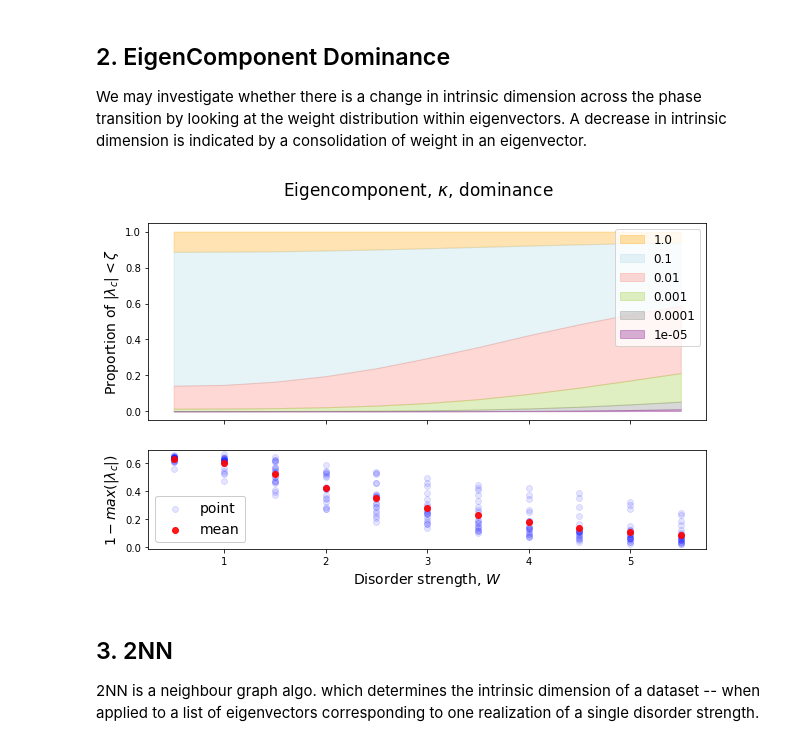
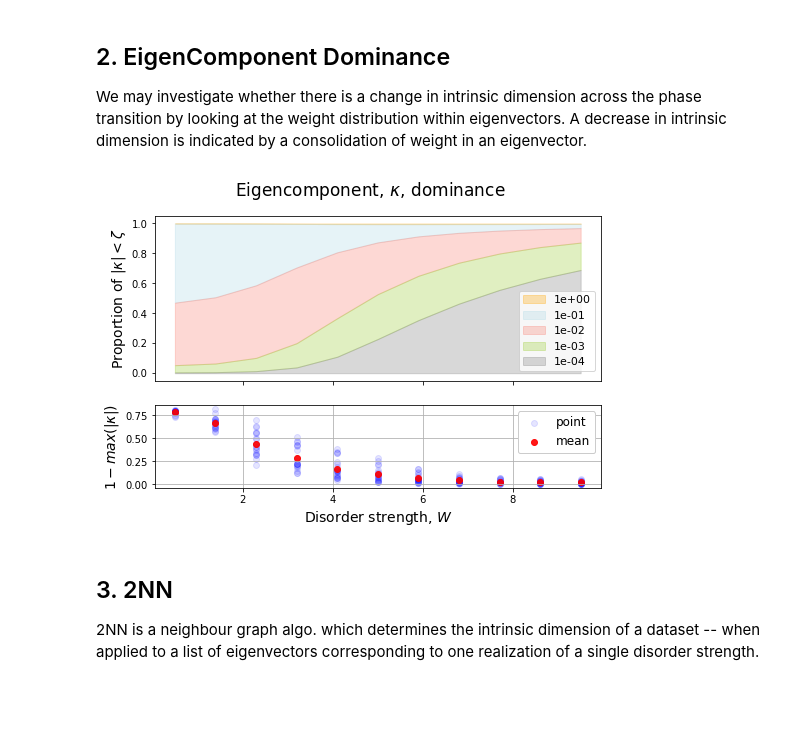
Before and after one commit to tonton-golio/mbl-intrinsicDim, a Jupyter notebook: IDMBL.ipynb, the cells around one changed output. Cells and saved outputs as stored; diff of their text form; code cells hidden in the pictures; blank space fills up the shorter version.

```diff
--- a/IDMBL.ipynb
+++ b/IDMBL.ipynb
@@ -26,12 +26,12 @@ from time import time
 # %% [markdown]
 ## 1. Generating data
 # %%
-Ls, num_seeds, location_raw = [6,8,10], 20, 'data/raw/'
+Ls, num_seeds, location_raw = [14], 20, 'data/raw/'
 
 # disorder levels
-min_disorder, max_disorder, steps = 0.5, 5.5, 11
+min_disorder, max_disorder, steps = 0.5, 9.5, 11
 ws=np.linspace(min_disorder, max_disorder, steps)
 
 '''to generate data: uncomment the line below 👇'''
-#[buildDiagSave(L, num_seeds, ws, location = location_raw) for L in Ls]
+[buildDiagSave(L, num_seeds, ws, location = location_raw) for L in Ls]
 # %% [output]
@@ -39,12 +61,12 @@ ws=np.linspace(min_disorder, max_disorder, steps)
 # %% [markdown]
 ## 2. EigenComponent Dominance
 We may investigate whether there is a change in intrinsic dimension across the phase transition by looking at the weight distribution within eigenvectors. A decrease in intrinsic dimension is indicated by a consolidation of weight in an eigenvector.
+# %%
+L = Ls[-1]
+maxs, below_lims, lims = eigenC_analysis(ws, num_lims=5, num_seeds=num_seeds, L = L, location=location_raw)
 # %%
-L = Ls[-1]
-maxs, below_lims, lims = eigenC_analysis(ws, num_lims=8, num_seeds=num_seeds, L = L, location=location_raw)
-eigenC_plots(below_lims, maxs.T, ws, num_seeds=num_seeds)
-
+eigenC_plots(below_lims, maxs.T, ws, lims, num_seeds=num_seeds)
 filename_fig = 'figures/EigCDom-L{}-seeds{}-ws{}.png'.format(L,num_seeds,len(ws))
 plt.savefig(filename_fig, dpi=500, bbox_inches='tight')
 # %% [output]
-[figure, old version]
+[figure, new version]
```
Also changed, not shown: parts of 7 cells of this notebook, 1 other file.
